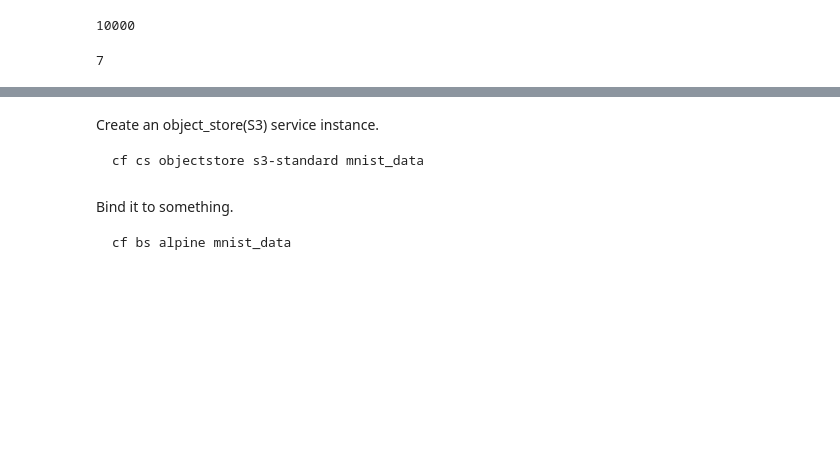
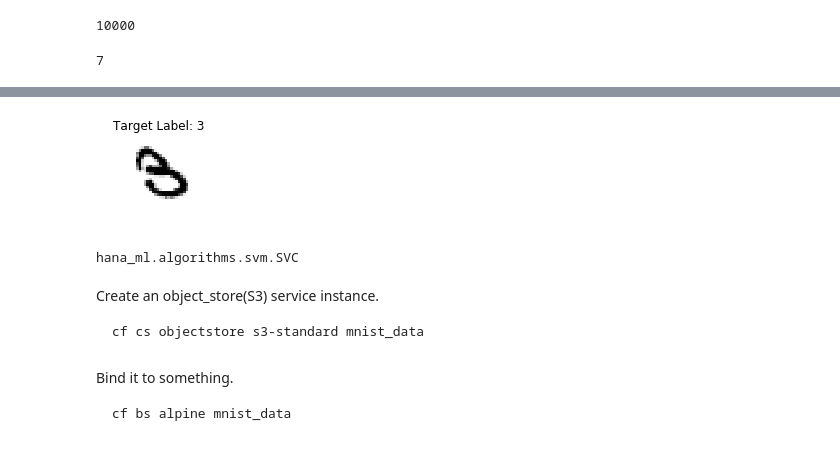
Before and after one commit to alundesap/mta_python_ml, a Jupyter notebook: python/mnist_loader.ipynb, the cells around one changed output, grey strips where cells are left out. Saved outputs shown, nothing was run; the diff lists cells and outputs as text; code cells hidden in the pictures; blank space fills up the shorter version.

```diff
--- a/python/mnist_loader.ipynb
+++ b/python/mnist_loader.ipynb
@@ -49,9 +704,23 @@ tlabels[0]
+# %%
+nidx = 19
+plt.subplot(2, 4, 2 + 5)
+plt.axis('off')
+plt.imshow(np.reshape(timages[nidx-1], (-1, 28)), cmap=plt.cm.gray_r, interpolation='nearest')
+plt.title('Target Label: %i' % tlabels[nidx-1])
+
+plt.show()
+# %% [output]
+[figure, added]
 # %%
 #service     plans        description
 #...
 #objectstore s3-standard* Highly available, distributed and eventually consistent objectstore.
 #...
 #* These service plans have an associated cost. Creating a service instance will incur this cost.
+# %%
+type(svc)
+# %% [output]
+hana_ml.algorithms.svm.SVC
 # %% [markdown]
 Create an object_store(S3) service instance.
 
```
Also changed, not shown: parts of 74 cells of this notebook, 2 other files.
